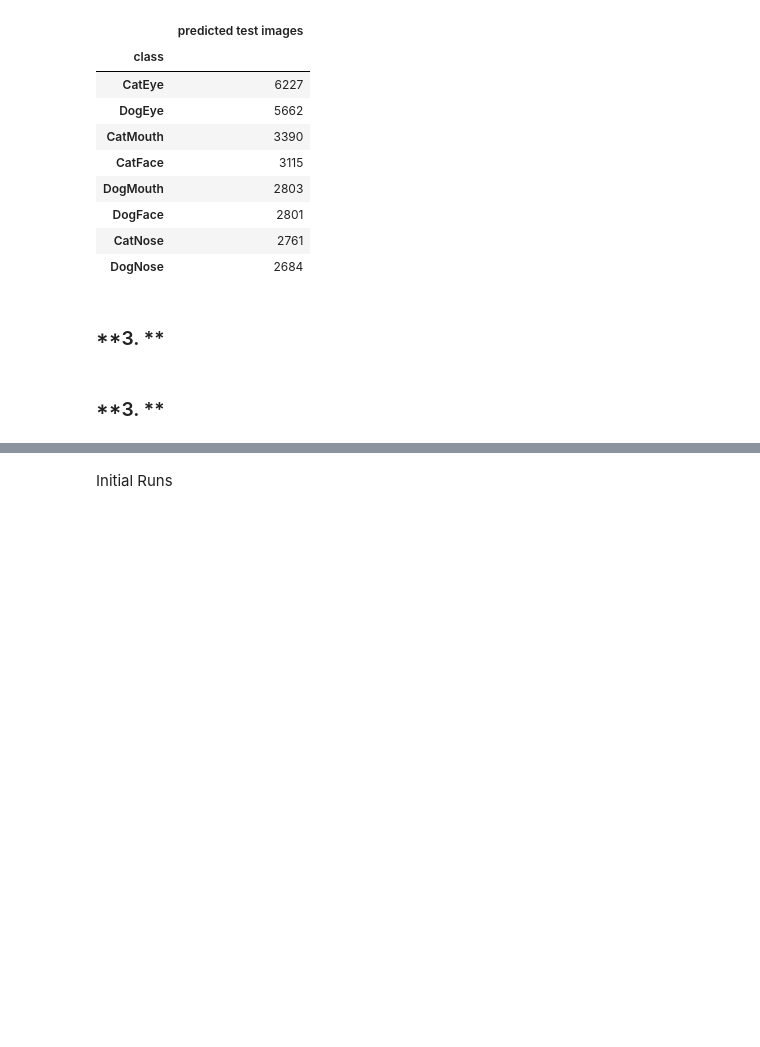
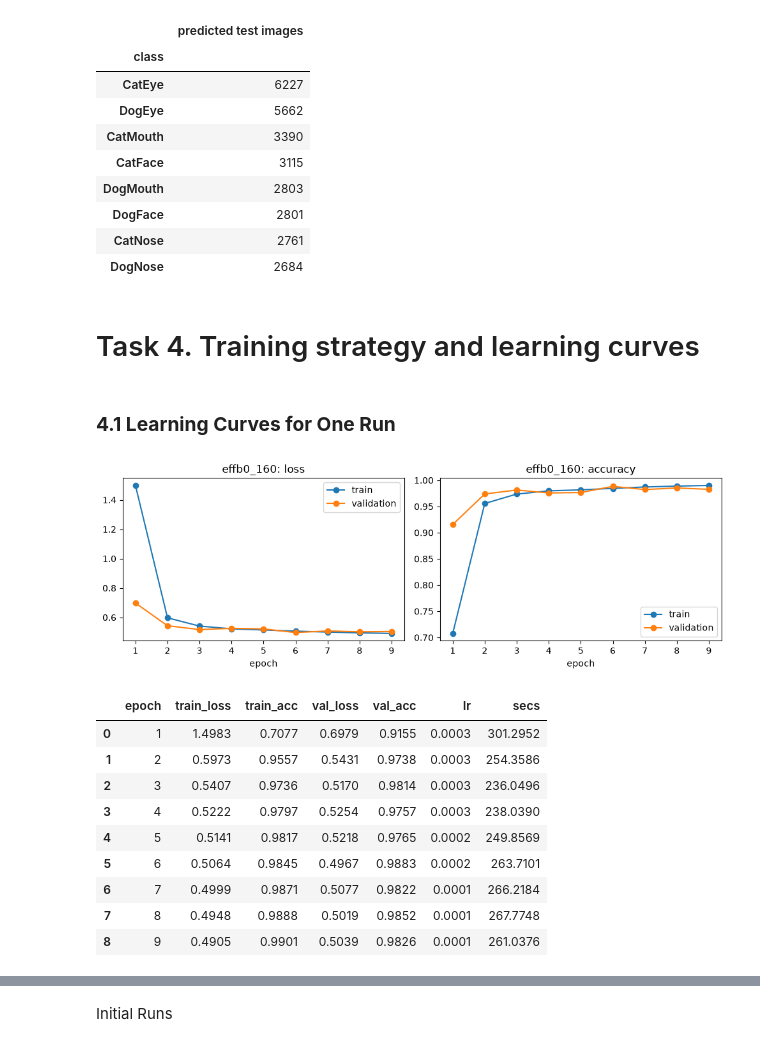
Before and after one commit to JamesWaltersAut/ENGE707-Kaggle-Competition, a Jupyter notebook: Assignment_2.ipynb, the cells around one changed output, grey strips where cells are left out. Saved outputs shown, nothing was run; the diff lists cells and outputs as text; code cells hidden in the pictures; blank space fills up the shorter version.

Commit message:
Task 4&5
Tasks 4–5: learning curves, run comparison, validation metrics, confusion matrix, validation vs Kaggle

```diff
--- a/Assignment_2.ipynb
+++ b/Assignment_2.ipynb
@@ -951,6 +951,30 @@ all predictions are valid class names: True
 | CatNose | 2761 |
 | DogNose | 2684 |
 # %% [markdown]
-### **3. **
+# Task 4. Training strategy and learning curves
 # %% [markdown]
-### **3. **
+### **4.1 Learning Curves for One Run**
+# %%
+# Training vs validation loss and accuracy per epoch, from the run's history.csv
+RUN = 'effb0_160'                                   # change to any folder in runs/
+h = pd.read_csv(Path('runs') / RUN / 'history.csv')
+
+fig, ax = plt.subplots(1, 2, figsize=(10, 3.5))
+ax[0].plot(h.epoch, h.train_loss, 'o-', label='train'); ax[0].plot(h.epoch, h.val_loss, 'o-', label='validation')
+ax[1].plot(h.epoch, h.train_acc,  'o-', label='train'); ax[1].plot(h.epoch, h.val_acc,  'o-', label='validation')
+ax[0].set(title=f'{RUN}: loss', xlabel='epoch'); ax[1].set(title=f'{RUN}: accuracy', xlabel='epoch')
+for a in ax: a.legend()
+plt.tight_layout(); plt.savefig(FIG_DIR / f'curves_{RUN}.png', dpi=150); plt.show()
+display(h.round(4))
+# %% [output]
+[figure, added]
+|  | epoch | train_loss | train_acc | val_loss | val_acc | lr | secs |
+| 0 | 1 | 1.4983 | 0.7077 | 0.6979 | 0.9155 | 0.0003 | 301.2952 |
+| 1 | 2 | 0.5973 | 0.9557 | 0.5431 | 0.9738 | 0.0003 | 254.3586 |
+| 2 | 3 | 0.5407 | 0.9736 | 0.5170 | 0.9814 | 0.0003 | 236.0496 |
+| 3 | 4 | 0.5222 | 0.9797 | 0.5254 | 0.9757 | 0.0003 | 238.0390 |
+| 4 | 5 | 0.5141 | 0.9817 | 0.5218 | 0.9765 | 0.0002 | 249.8569 |
+| 5 | 6 | 0.5064 | 0.9845 | 0.4967 | 0.9883 | 0.0002 | 263.7101 |
+| 6 | 7 | 0.4999 | 0.9871 | 0.5077 | 0.9822 | 0.0001 | 266.2184 |
+| 7 | 8 | 0.4948 | 0.9888 | 0.5019 | 0.9852 | 0.0001 | 267.7748 |
+| 8 | 9 | 0.4905 | 0.9901 | 0.5039 | 0.9826 | 0.0001 | 261.0376 |
```
Also changed, not shown: parts of 9 cells of this notebook, 3 other files.
